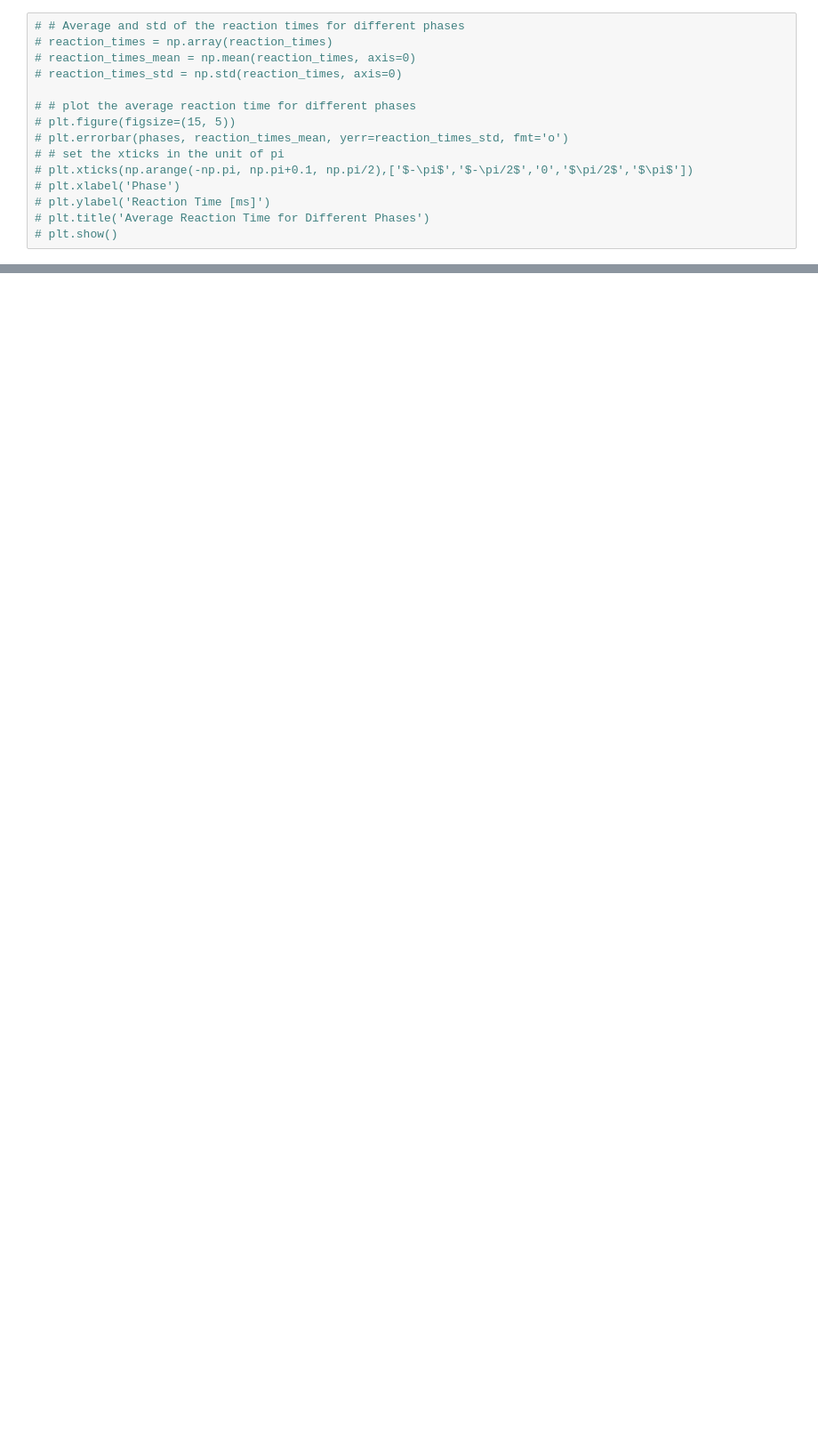
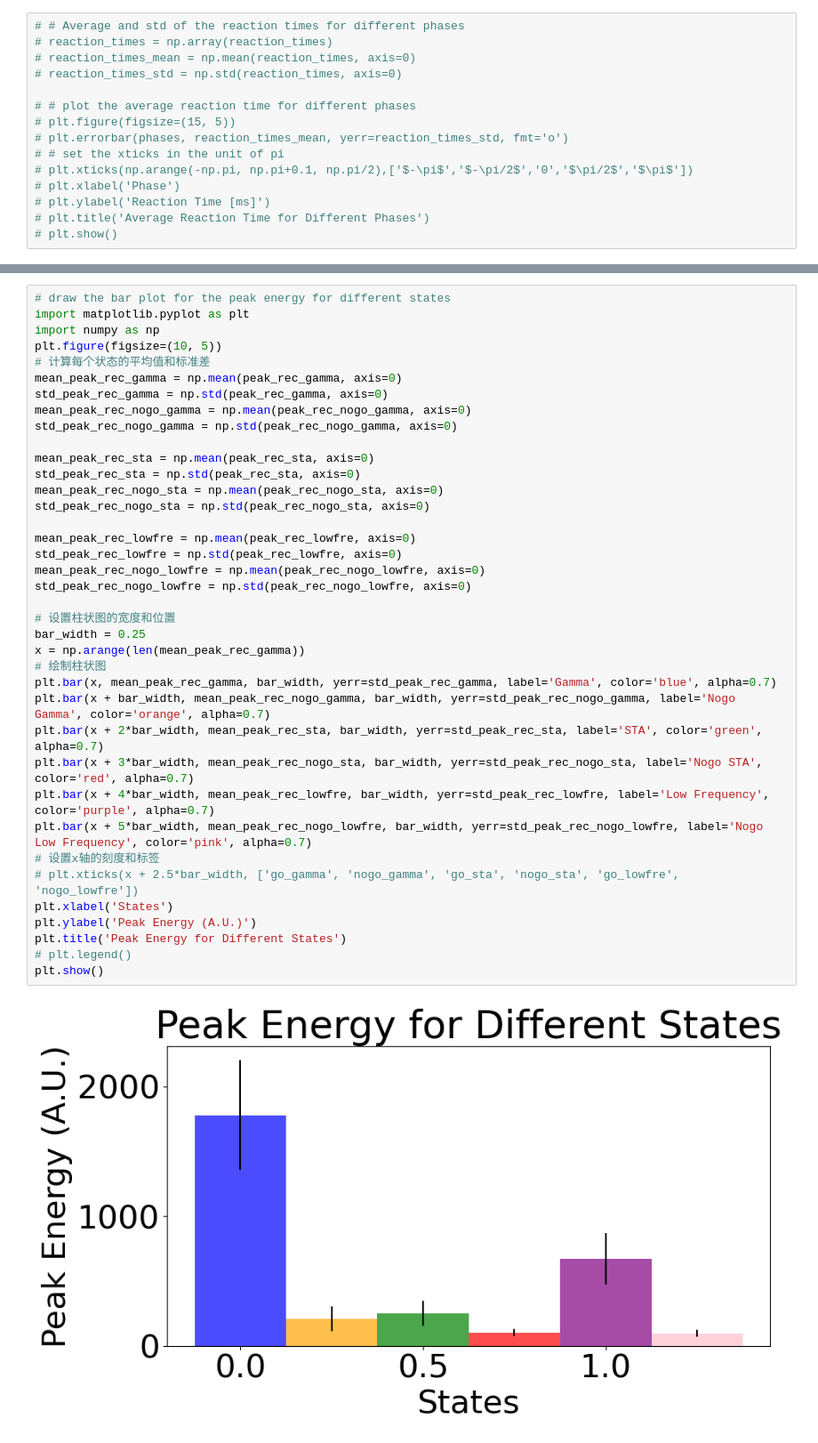
Before and after one commit to LiBinUtokyo/LowRank_ModifiedTheta_SNN, a Jupyter notebook: PYTHON/phase_sensitivity.ipynb, the cells around one changed output, grey strips where cells are left out. Shown at 89% size. Cells and saved outputs as stored; diff of their text form; blank space fills up the shorter version.

```diff
--- a/PYTHON/phase_sensitivity.ipynb
+++ b/PYTHON/phase_sensitivity.ipynb
@@ -918,0 +1031,40 @@ for file in Path('./data_phase_to_reaction_times/').iterdir():
+# %%
+# draw the bar plot for the peak energy for different states
+import matplotlib.pyplot as plt
+import numpy as np
+plt.figure(figsize=(10, 5))
+# 计算每个状态的平均值和标准差
+mean_peak_rec_gamma = np.mean(peak_rec_gamma, axis=0)
+std_peak_rec_gamma = np.std(peak_rec_gamma, axis=0)
+mean_peak_rec_nogo_gamma = np.mean(peak_rec_nogo_gamma, axis=0)
+std_peak_rec_nogo_gamma = np.std(peak_rec_nogo_gamma, axis=0)
+
+mean_peak_rec_sta = np.mean(peak_rec_sta, axis=0)
+std_peak_rec_sta = np.std(peak_rec_sta, axis=0)
+mean_peak_rec_nogo_sta = np.mean(peak_rec_nogo_sta, axis=0)
+std_peak_rec_nogo_sta = np.std(peak_rec_nogo_sta, axis=0)
+
+mean_peak_rec_lowfre = np.mean(peak_rec_lowfre, axis=0)
+std_peak_rec_lowfre = np.std(peak_rec_lowfre, axis=0)
+mean_peak_rec_nogo_lowfre = np.mean(peak_rec_nogo_lowfre, axis=0)
+std_peak_rec_nogo_lowfre = np.std(peak_rec_nogo_lowfre, axis=0)
+
+# 设置柱状图的宽度和位置
+bar_width = 0.25
+x = np.arange(len(mean_peak_rec_gamma))
+# 绘制柱状图
+plt.bar(x, mean_peak_rec_gamma, bar_width, yerr=std_peak_rec_gamma, label='Gamma', color='blue', alpha=0.7)
+plt.bar(x + bar_width, mean_peak_rec_nogo_gamma, bar_width, yerr=std_peak_rec_nogo_gamma, label='Nogo Gamma', color='orange', alpha=0.7)
+plt.bar(x + 2*bar_width, mean_peak_rec_sta, bar_width, yerr=std_peak_rec_sta, label='STA', color='green', alpha=0.7)
+plt.bar(x + 3*bar_width, mean_peak_rec_nogo_sta, bar_width, yerr=std_peak_rec_nogo_sta, label='Nogo STA', color='red', alpha=0.7)
+plt.bar(x + 4*bar_width, mean_peak_rec_lowfre, bar_width, yerr=std_peak_rec_lowfre, label='Low Frequency', color='purple', alpha=0.7)
+plt.bar(x + 5*bar_width, mean_peak_rec_nogo_lowfre, bar_width, yerr=std_peak_rec_nogo_lowfre, label='Nogo Low Frequency', color='pink', alpha=0.7)
+# 设置x轴的刻度和标签
+# plt.xticks(x + 2.5*bar_width, ['go_gamma', 'nogo_gamma', 'go_sta', 'nogo_sta', 'go_lowfre', 'nogo_lowfre'])
+plt.xlabel('States')
+plt.ylabel('Peak Energy (A.U.)')
+plt.title('Peak Energy for Different States')
+# plt.legend()
+plt.show()
+# %% [output]
+[figure, added]
```
Also changed, not shown: parts of 11 cells of this notebook, 6 other files.
